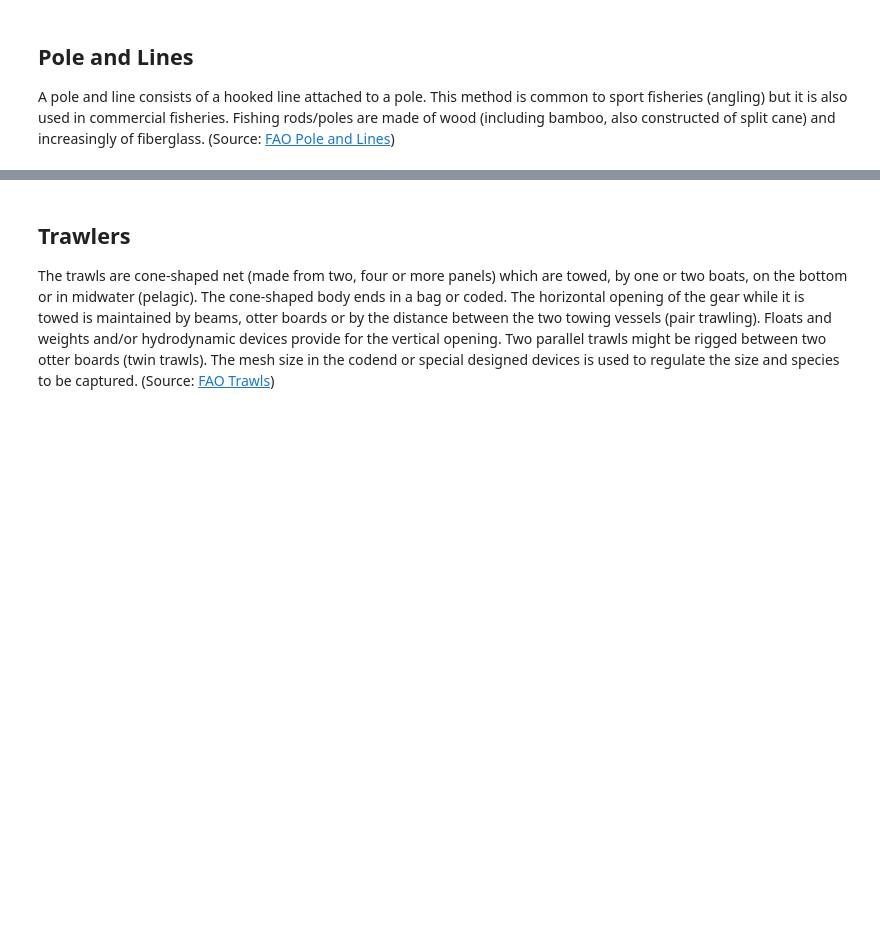
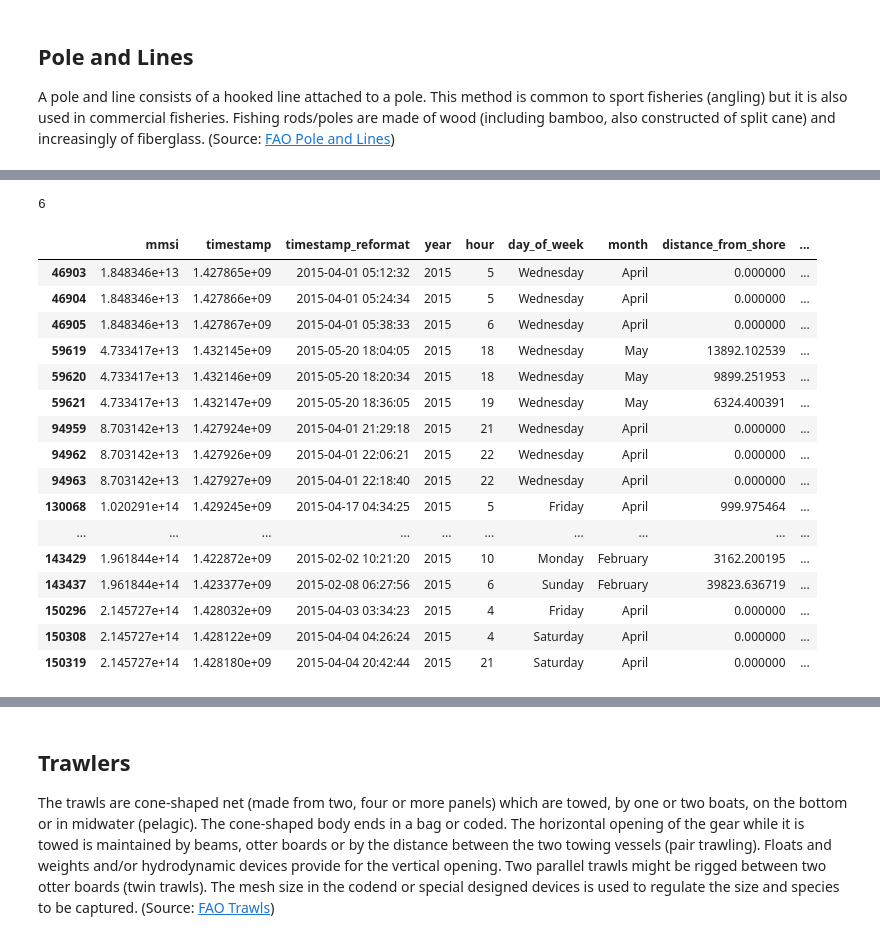
Before and after one commit to seankim658/Fishing-Detection, a Jupyter notebook: main-notebook.ipynb, the cells around one changed output, grey strips where cells are left out. Cells and saved outputs as stored; diff of their text form; code cells hidden in the pictures; blank space fills up the shorter version.

```diff
--- a/main-notebook.ipynb
+++ b/main-notebook.ipynb
@@ -419,3 +422,9 @@ plt.legend(prop = {'size': 15})
 # %% [markdown]
 ## Pole and Lines
 A pole and line consists of a hooked line attached to a pole. This method is common to sport fisheries (angling) but it is also used in commercial fisheries. Fishing rods/poles are made of wood (including bamboo, also constructed of split cane) and increasingly of fiberglass. (Source: [FAO Pole and Lines](https://www.fao.org/fishery/en/geartype/314/en))
+# %%
+# read in data from the pole and lines vessel file
+poleAndLinesDF = pd.read_csv(pole_and_line_file)
+
+# peak at the data
+poleAndLinesDF.head()
@@ -421,0 +456,4 @@ A pole and line consists of a hooked line attached to a pole. This method is com
+# %%
+# drop rows without data for is_fishing
+poleAndLinesDF = poleAndLinesDF[poleAndLinesDF['is_fishing'] != -1]
+poleAndLinesDF.head()
@@ -421,0 +540,29 @@ A pole and line consists of a hooked line attached to a pole. This method is com
+# %%
+# count the unique mmsi's
+len(pd.unique(poleAndLinesDF['mmsi']))
+# %% [output]
+6
+# %%
+# group the pole and line vessels by their mmsi's
+poleAndLinesMMSIGroups = poleAndLinesDF.sort_values(['mmsi', 'timestamp_reformat']).groupby('mmsi')
+
+# peak at first 3 rows in each resulting group
+poleAndLinesMMSIGroups.head(3)
+# %% [output]
+|  | mmsi | timestamp | timestamp_reformat | year | hour | day_of_week | month | distance_from_shore | ... |
+| 46903 | 1.848346e+13 | 1.427865e+09 | 2015-04-01 05:12:32 | 2015 | 5 | Wednesday | April | 0.000000 | ... |
+| 46904 | 1.848346e+13 | 1.427866e+09 | 2015-04-01 05:24:34 | 2015 | 5 | Wednesday | April | 0.000000 | ... |
+| 46905 | 1.848346e+13 | 1.427867e+09 | 2015-04-01 05:38:33 | 2015 | 6 | Wednesday | April | 0.000000 | ... |
+| 59619 | 4.733417e+13 | 1.432145e+09 | 2015-05-20 18:04:05 | 2015 | 18 | Wednesday | May | 13892.102539 | ... |
+| 59620 | 4.733417e+13 | 1.432146e+09 | 2015-05-20 18:20:34 | 2015 | 18 | Wednesday | May | 9899.251953 | ... |
+| 59621 | 4.733417e+13 | 1.432147e+09 | 2015-05-20 18:36:05 | 2015 | 19 | Wednesday | May | 6324.400391 | ... |
+| 94959 | 8.703142e+13 | 1.427924e+09 | 2015-04-01 21:29:18 | 2015 | 21 | Wednesday | April | 0.000000 | ... |
+| 94962 | 8.703142e+13 | 1.427926e+09 | 2015-04-01 22:06:21 | 2015 | 22 | Wednesday | April | 0.000000 | ... |
+| 94963 | 8.703142e+13 | 1.427927e+09 | 2015-04-01 22:18:40 | 2015 | 22 | Wednesday | April | 0.000000 | ... |
+| 130068 | 1.020291e+14 | 1.429245e+09 | 2015-04-17 04:34:25 | 2015 | 5 | Friday | April | 999.975464 | ... |
+| ... | ... | ... | ... | ... | ... | ... | ... | ... | ... |
+| 143429 | 1.961844e+14 | 1.422872e+09 | 2015-02-02 10:21:20 | 2015 | 10 | Monday | February | 3162.200195 | ... |
+| 143437 | 1.961844e+14 | 1.423377e+09 | 2015-02-08 06:27:56 | 2015 | 6 | Sunday | February | 39823.636719 | ... |
+| 150296 | 2.145727e+14 | 1.428032e+09 | 2015-04-03 03:34:23 | 2015 | 4 | Friday | April | 0.000000 | ... |
+| 150308 | 2.145727e+14 | 1.428122e+09 | 2015-04-04 04:26:24 | 2015 | 4 | Saturday | April | 0.000000 | ... |
+| 150319 | 2.145727e+14 | 1.428180e+09 | 2015-04-04 20:42:44 | 2015 | 21 | Saturday | April | 0.000000 | ... |
```
Also changed, not shown: parts of 52 cells of this notebook, 15 other files.
